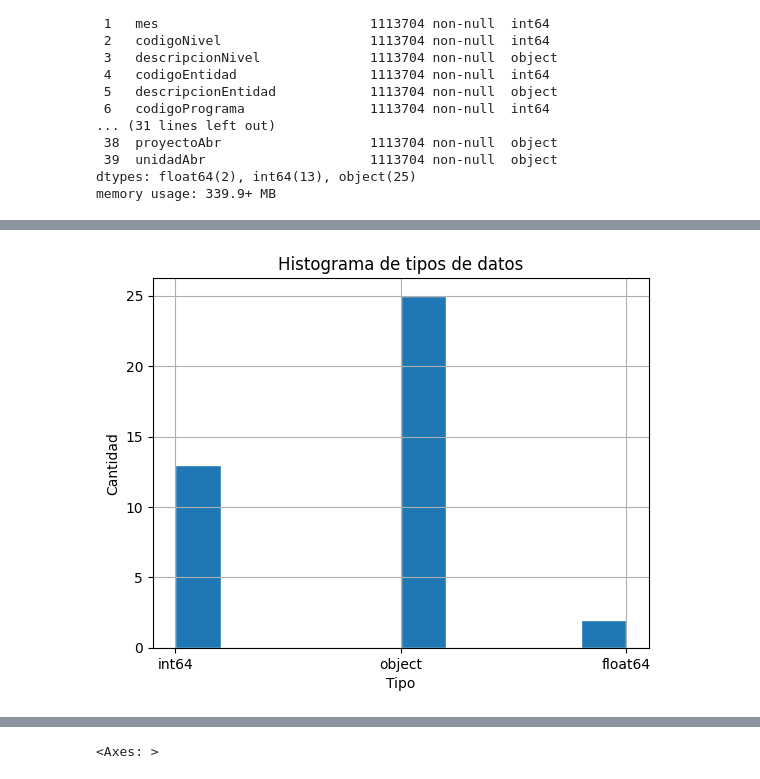
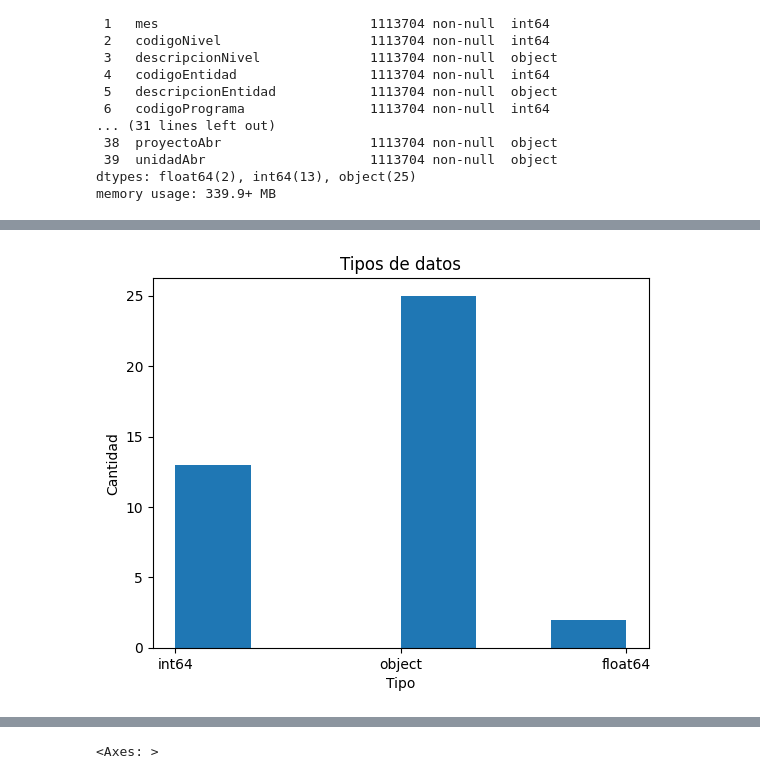
Before and after one commit to jesusoviedo/clustering_func_publico, a Jupyter notebook: IA-Clustering-Nomina-Funcionarios-07-2023.ipynb, the cells around one changed output, grey strips where cells are left out. Drawn from its saved outputs; the diff is of its cells as text; code cells hidden in the pictures.

```diff
--- a/IA-Clustering-Nomina-Funcionarios-07-2023.ipynb
+++ b/IA-Clustering-Nomina-Funcionarios-07-2023.ipynb
@@ -11,2 +33,6 @@ import missingno as msno
 # %%
-df_nomina_funcionario = pd.read_csv("/content/drive/MyDrive/UNA-IA-Proyecto del diplomado/nomina-2023-07/nomina_2023-07.csv", encoding='latin-1')
+#df_nomina_funcionario = pd.read_csv("/content/drive/MyDrive/UNA-IA-Proyecto del diplomado/nomina-2023-07/nomina_2023-07.csv", encoding='latin-1')
+
+file_id = '1p-S_Tle9ISpSmyvrTjmzHi7Ton0ieapi'
+url = f'https://drive.google.com/uc?id={file_id}&export=download'
+df_nomina_funcionario_2 = pd.read_csv(url, compression='zip', encoding='latin-1')
@@ -68,4 +160,4 @@ memory usage: 339.9+ MB
 # %%
-df_tipo_col_nomina = pd.DataFrame(df_nomina_funcionario.dtypes, columns=["Tipo"]).reset_index(names=["Atributo"])
-df_tipo_col_nomina.Tipo.value_counts()
+df_tipo_col_nomina = pd.DataFrame(df_nomina_funcionario.dtypes, columns=["Tipo"]).reset_index(names=["Variable"])
+df_tipo_col_nomina.head()
 # %% [output]
@@ -76,10 +183,10 @@ Name: Tipo, dtype: int64
 # %%
 fig, ax = plt.subplots()
-ax.hist(df_tipo_col_nomina["Tipo"].astype(str), edgecolor = "white")
-plt.title("Histograma de tipos de datos")
+
+ax.hist(df_tipo_col_nomina["Tipo"].astype(str), bins=6)
+plt.title("Tipos de datos")
 plt.xlabel("Tipo")
 plt.ylabel("Cantidad")
-
 plt.show()
 # %% [output]
-[figure, old version]
+[figure, new version]
```
Also changed, not shown: parts of 200 cells of this notebook.
